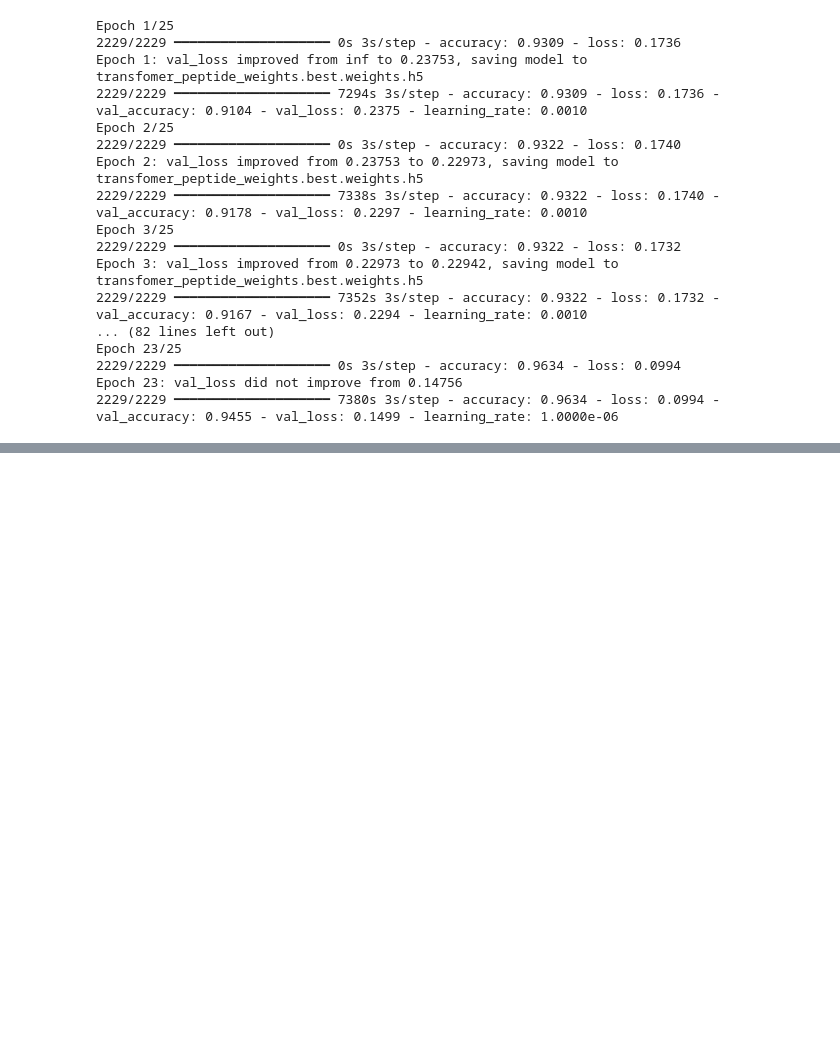
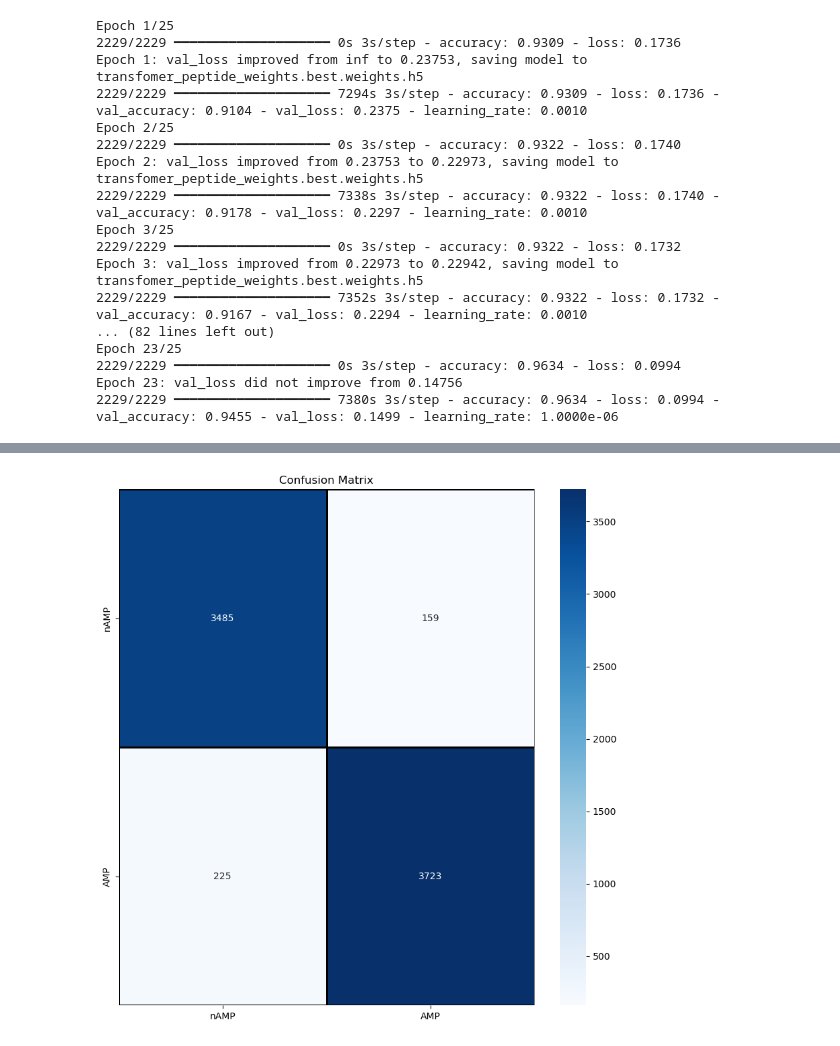
Before and after one commit to hoofkhanh/transformer_xai_peptide, a Jupyter notebook: test_encoder.ipynb, the cells around one changed output, grey strips where cells are left out. Saved outputs shown, nothing was run; the diff lists cells and outputs as text; code cells hidden in the pictures; blank space fills up the shorter version.

```diff
--- a/test_encoder.ipynb
+++ b/test_encoder.ipynb
@@ -540,3 +536,16 @@ Epoch 23/25
 2229/2229 ━━━━━━━━━━━━━━━━━━━━ 0s 3s/step - accuracy: 0.9634 - loss: 0.0994
 Epoch 23: val_loss did not improve from 0.14756
 2229/2229 ━━━━━━━━━━━━━━━━━━━━ 7380s 3s/step - accuracy: 0.9634 - loss: 0.0994 - val_accuracy: 0.9455 - val_loss: 0.1499 - learning_rate: 1.0000e-06
+# %%
+X_test_num = X_test.iloc[:, :126]  # Chọn 126 cột đầu tiên
+X_test_text = X_test.iloc[:, -1]   # Chọn cột cuối cùng
+
+X_test_num = np.array(X_test_num, dtype=np.float32)
+# %%
+# Định nghĩa độ dài cố định cho X_train_text và X_val_text
+max_len = 1558
+
+# Chuyển đổi tất cả thành danh sách cùng kích thước
+X_test_text = np.array([seq[:max_len] + [0] * (max_len - len(seq)) if len(seq) < max_len else seq[:max_len] for seq in X_test_text], dtype=np.int32)
+
+print("X_train_text shape:", X_test_text.shape)
@@ -542,0 +554,3 @@ Epoch 23: val_loss did not improve from 0.14756
+# %%
+predictions = model.predict([X_test_num, X_test_text],verbose = True)
+predictions = (predictions >= 0.5).astype(int)
@@ -542,0 +572,12 @@ Epoch 23: val_loss did not improve from 0.14756
+# %%
+cm = confusion_matrix(Y_test, predictions)
+cm = pd.DataFrame(cm, index=['nAMP', 'AMP'], columns=['nAMP', 'AMP'])
+# %%
+import seaborn as sns
+
+plt.figure(figsize=(10, 10))
+sns.heatmap(cm, cmap="Blues", linecolor='black', linewidth=1, annot=True, fmt='d', xticklabels=cm.columns, yticklabels=cm.index)
+plt.title('Confusion Matrix')
+plt.show()
+# %% [output]
+[figure, added]
```
Also changed, not shown: parts of 5 cells of this notebook.
